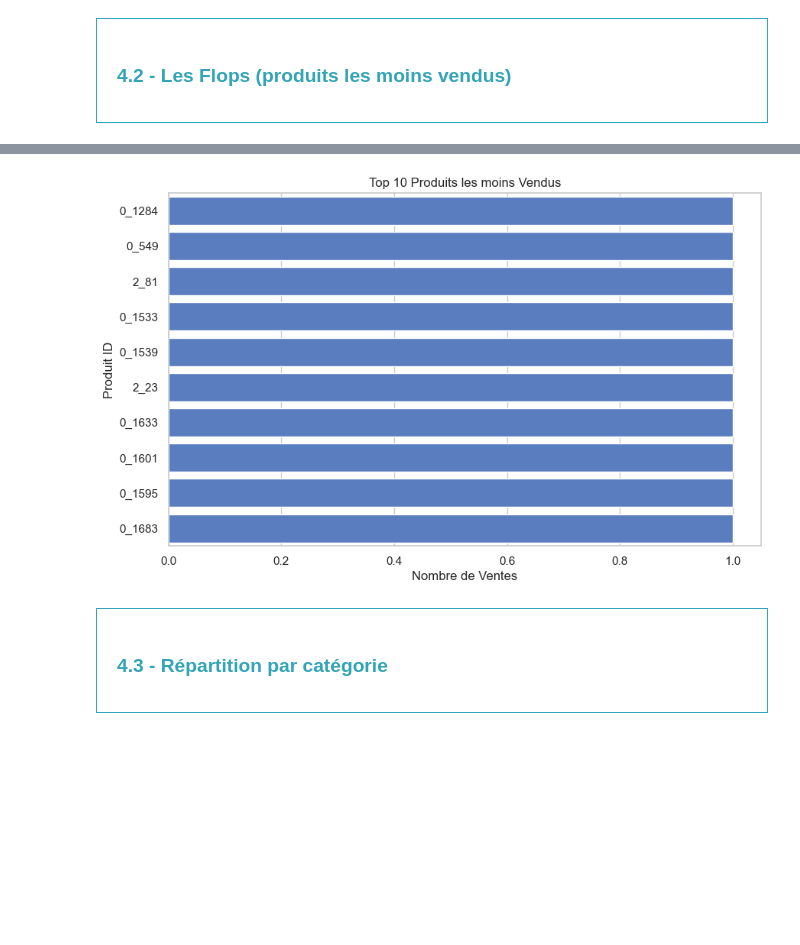
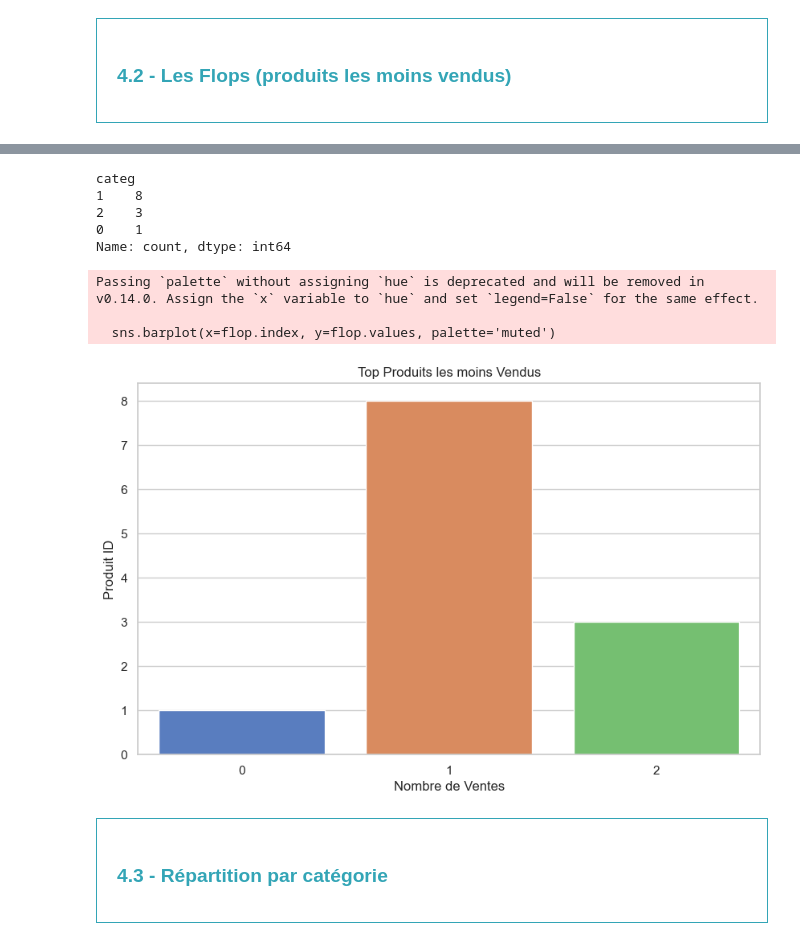
Before and after one commit to obenmaha/analyse-ventes-librairie, a Jupyter notebook: Analyse des Vente_V3.ipynb, the cells around one changed output, grey strips where cells are left out. Drawn from its saved outputs; the diff is of its cells as text; code cells hidden in the pictures; blank space fills up the shorter version.

```diff
--- a/Analyse des Vente_V3.ipynb
+++ b/Analyse des Vente_V3.ipynb
@@ -621,0 +603,9 @@ Name: count, dtype: int64
+# %%
+# Compter le nombre d'achats par client
+client_purchase_counts = df_transactions_products['client_id'].value_counts()
+
+# Filtrer les clients avec un seul achat
+single_purchase_clients = client_purchase_counts[client_purchase_counts == 1].index
+
+# Extraire les transactions pour ces clients
+flop_products = df_transactions_products[df_transactions_products['client_id'].isin(single_purchase_clients)]
@@ -622,13 +627,28 @@ Name: count, dtype: int64
+# %%
+flop = flop_products['categ'].value_counts()
+flop
+# %% [output]
+categ
+1    8
+2    3
+0    1
+Name: count, dtype: int64
 # %%
+# Définir les couleurs en fonction des catégories
+colors = ['blue', 'orange', 'green']
+
 # Créer un graphique en barres
 plt.figure(figsize=(10, 6))
-sns.barplot(x=flop_products.values, y=flop_products.index)
-plt.title("Top 10 Produits les moins Vendus")
+sns.barplot(x=flop.index, y=flop.values, palette='muted')
+plt.title("Top Produits les moins Vendus")
 plt.xlabel("Nombre de Ventes")
 plt.ylabel("Produit ID")
 plt.show()
 # %% [output]
+Passing `palette` without assigning `hue` is deprecated and will be removed in v0.14.0. Assign the `x` variable to `hue` and set `legend=False` for the same effect.
+
+  sns.barplot(x=flop.index, y=flop.values, palette='muted')
-[figure, old version]
+[figure, new version]
 # %% [markdown]
 <div style="border: 1px solid RGB(51,165,182);" >
 <h3 style="margin: auto; padding: 20px; color: RGB(51,165,182); ">4.3 - Répartition par catégorie</h3>
```
Also changed, not shown: parts of 62 cells of this notebook.
